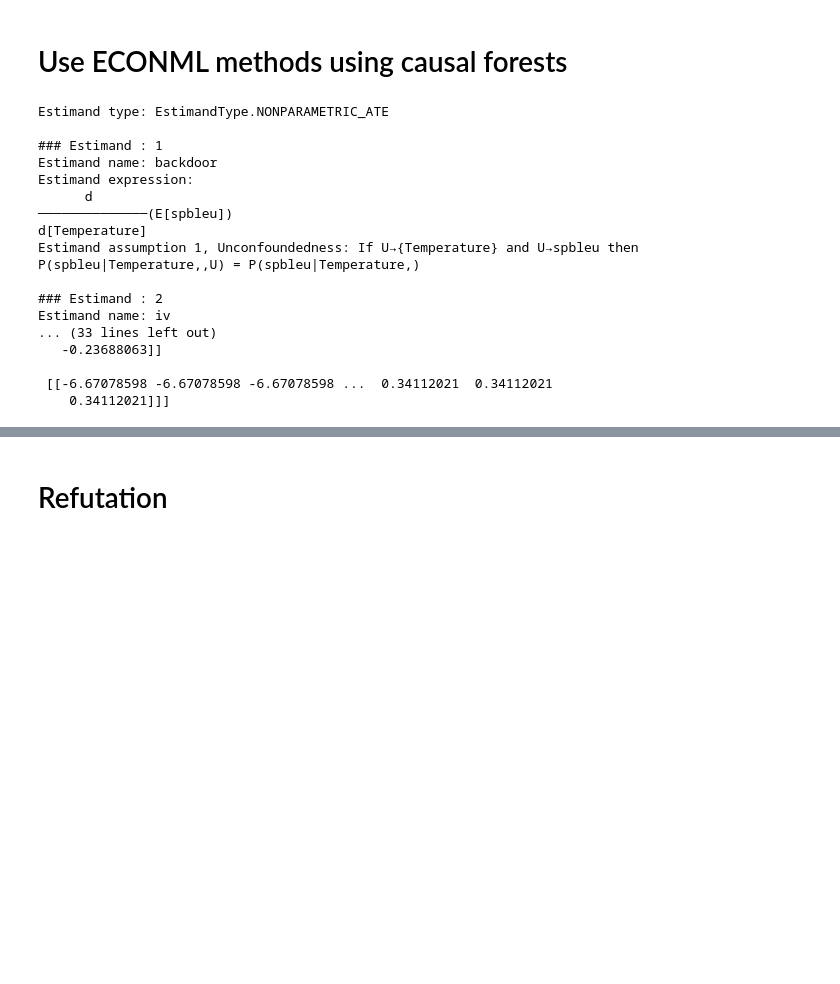
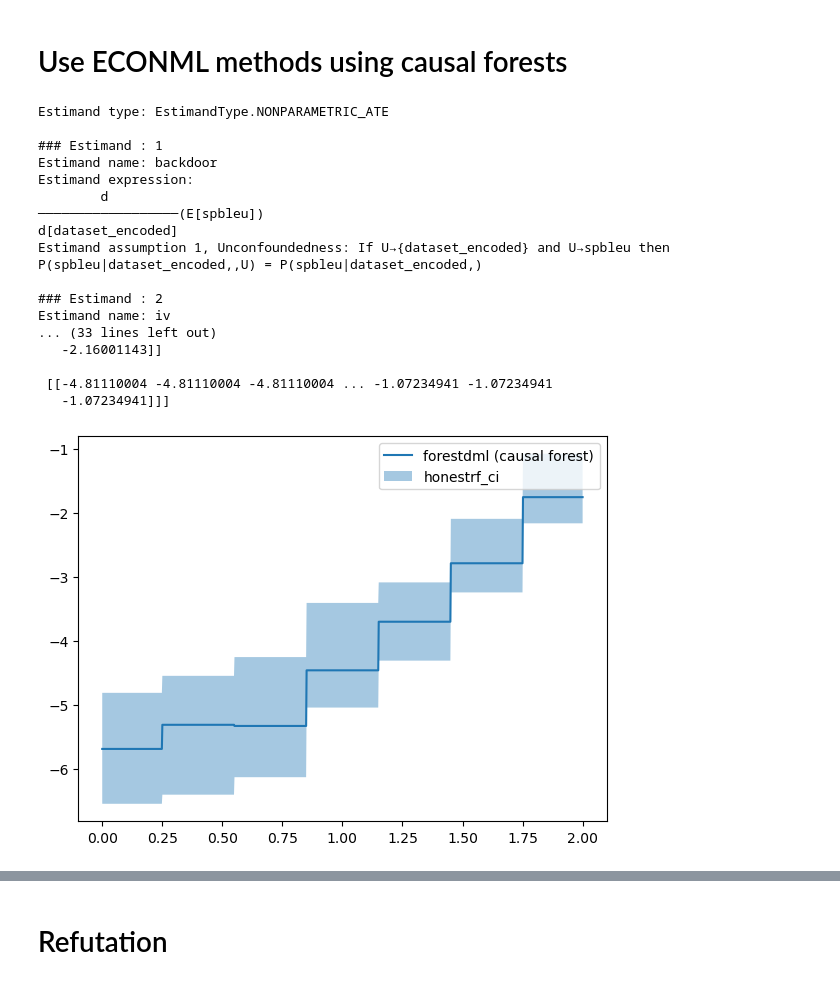
Before and after one commit to DobricLilujun/causalllm, a Jupyter notebook: script/ML/causal_analysis_MT_v2.ipynb, the cells around one changed output, grey strips where cells are left out. Cells and saved outputs as stored; diff of their text form; code cells hidden in the pictures; blank space fills up the shorter version.

```diff
--- a/script/ML/causal_analysis_MT_v2.ipynb
+++ b/script/ML/causal_analysis_MT_v2.ipynb
@@ -668,12 +668,12 @@ print(dml_estimate.cate_estimates)
 # Use ECONML methods using causal forests
 # %%
 from sklearn.ensemble import RandomForestRegressor
-
+data_df_MT_val = data_df_MT[["Temperature","spbleu","dataset_encoded"]]
 model_tree = CausalModel(
-    data=data_df_MT,
-    treatment=["Temperature"],
+    data=data_df_MT_val,
+    treatment=["dataset_encoded"],
     outcome=["spbleu"],
-    effect_modifiers=["dataset_encoded"],
+    effect_modifiers=["Temperature"],
 )
 identified_estimand_tree = model_tree.identify_effect(proceed_when_unidentifiable=True)
 print(identified_estimand_tree)
@@ -700,18 +700,33 @@ Estimand type: EstimandType.NONPARAMETRIC_ATE
 ### Estimand : 1
 Estimand name: backdoor
 Estimand expression:
-      d
-──────────────(E[spbleu])
-d[Temperature]
-Estimand assumption 1, Unconfoundedness: If U→{Temperature} and U→spbleu then P(spbleu|Temperature,,U) = P(spbleu|Temperature,)
+        d
+──────────────────(E[spbleu])
+d[dataset_encoded]
+Estimand assumption 1, Unconfoundedness: If U→{dataset_encoded} and U→spbleu then P(spbleu|dataset_encoded,,U) = P(spbleu|dataset_encoded,)
 
 ### Estimand : 2
 Estimand name: iv
 ... (33 lines left out)
-   -0.23688063]]
+   -2.16001143]]
 
- [[-6.67078598 -6.67078598 -6.67078598 ...  0.34112021  0.34112021
-    0.34112021]]]
+ [[-4.81110004 -4.81110004 -4.81110004 ... -1.07234941 -1.07234941
+   -1.07234941]]]
+# %%
+X_test = np.zeros((1000, 1))
+X_test[:, 0] = np.linspace(0, 2, 1000)
+
+pred = treelearner_estimate.params["_estimator_object"].effect(X_test)
+lb, ub = treelearner_estimate.params["_estimator_object"].effect_interval(X_test, alpha=0.05)
+
+plt.figure(figsize=(15, 5))
+plt.subplot(1, 2, 1)
+plt.plot(X_test[:, 0], pred, label='forestdml (causal forest)')
+plt.fill_between(X_test[:, 0], lb, ub, alpha=.4, label='honestrf_ci')
+plt.legend()
+plt.show()
+# %% [output]
+[figure, added]
 # %%
 shap_values = treelearner_estimate.params["_estimator_object"].shap_values(
     X=data_df_MT[["Temperature"]],
```
Also changed, not shown: parts of 8 cells of this notebook, 15 other files.
